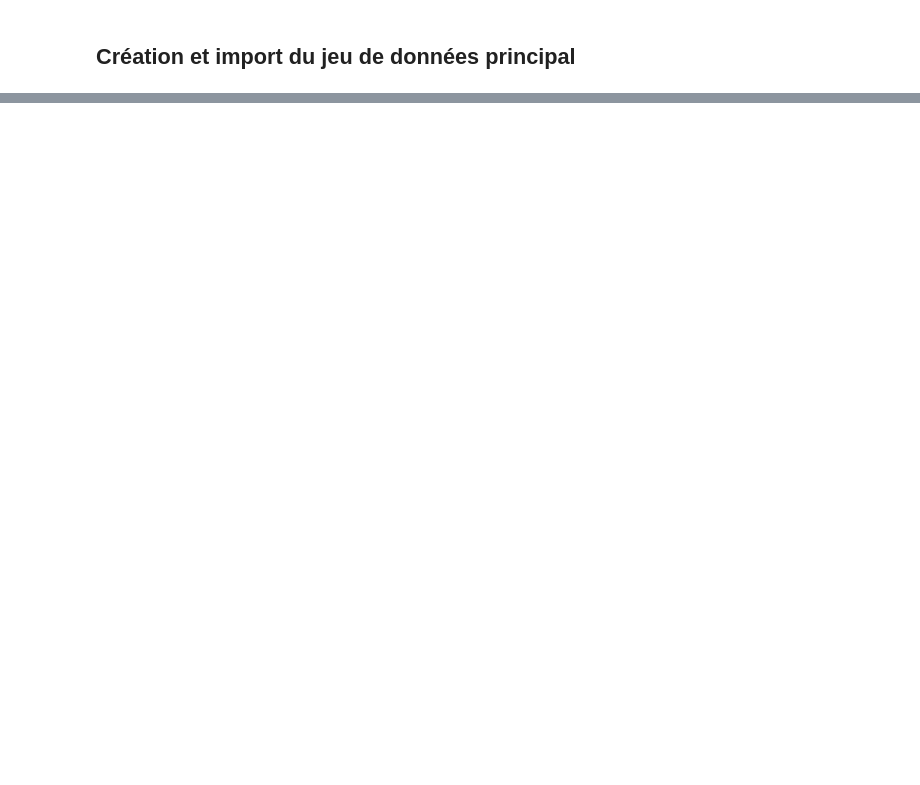
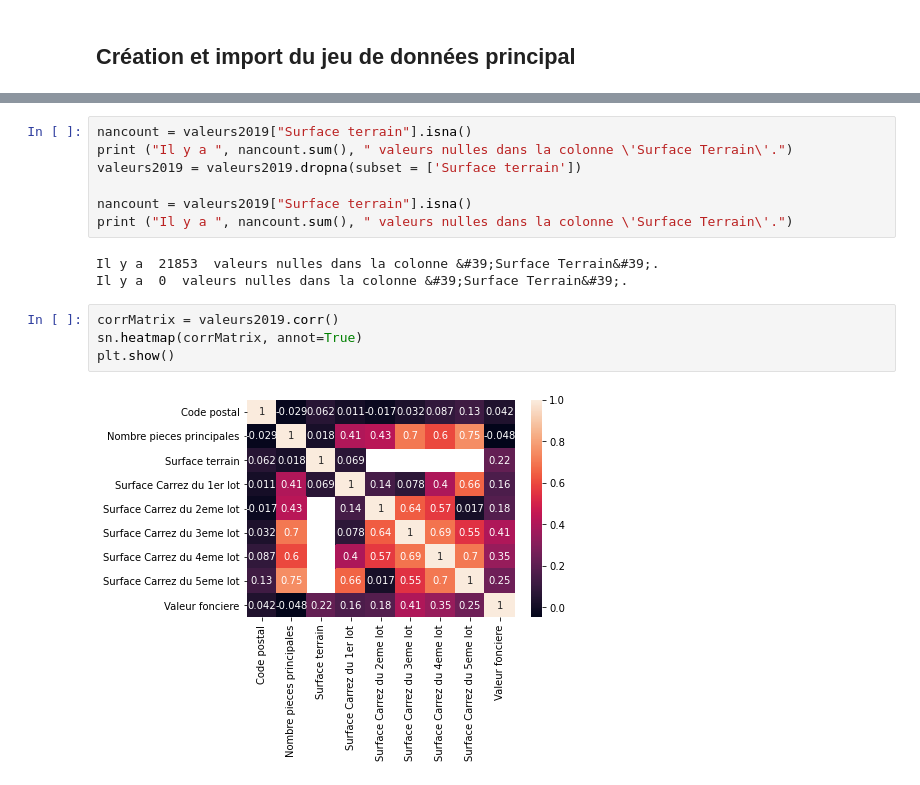
Before and after one commit to Twizzle1997/Immothep, a Jupyter notebook: notebook.ipynb, the cells around one changed output, grey strips where cells are left out. Drawn from its saved outputs; the diff is of its cells as text; blank space fills up the shorter version.

```diff
--- a/notebook.ipynb
+++ b/notebook.ipynb
@@ -125,0 +113,16 @@ plt.show()
+# %%
+nancount = valeurs2019["Surface terrain"].isna()
+print ("Il y a ", nancount.sum(), " valeurs nulles dans la colonne \'Surface Terrain\'.")
+valeurs2019 = valeurs2019.dropna(subset = ['Surface terrain'])
+
+nancount = valeurs2019["Surface terrain"].isna()
+print ("Il y a ", nancount.sum(), " valeurs nulles dans la colonne \'Surface Terrain\'.")
+# %% [output]
+Il y a  21853  valeurs nulles dans la colonne &#39;Surface Terrain&#39;.
+Il y a  0  valeurs nulles dans la colonne &#39;Surface Terrain&#39;.
+# %%
+corrMatrix = valeurs2019.corr()
+sn.heatmap(corrMatrix, annot=True)
+plt.show()
+# %% [output]
+[figure, added]
```
Also changed, not shown: parts of 14 cells of this notebook.
